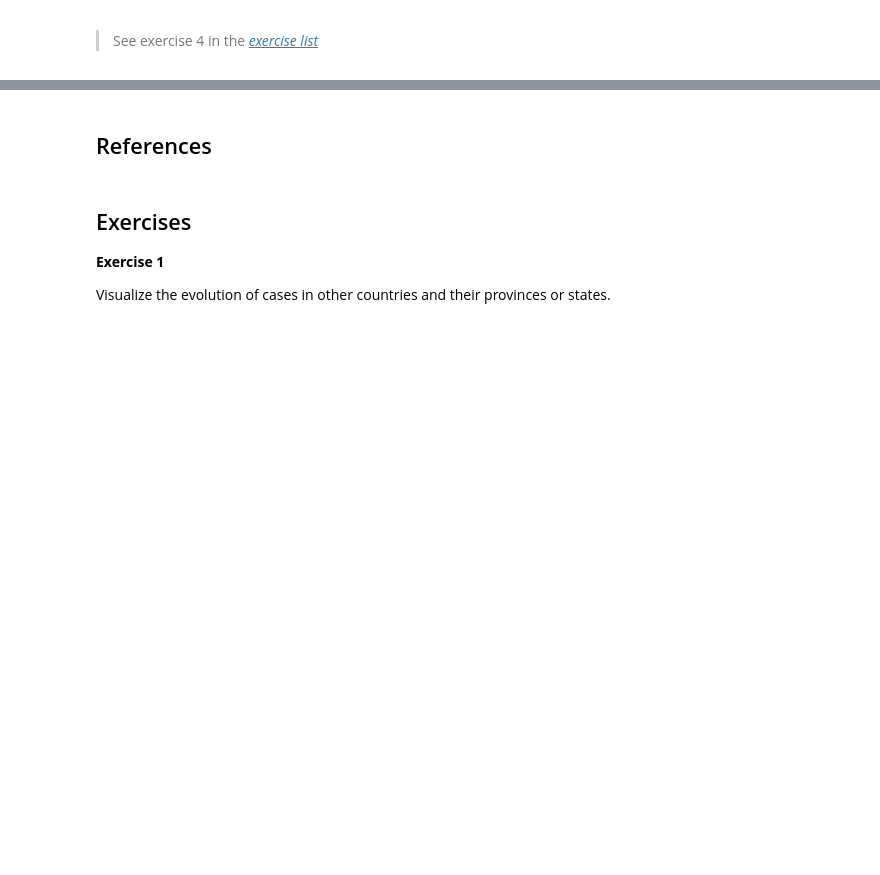
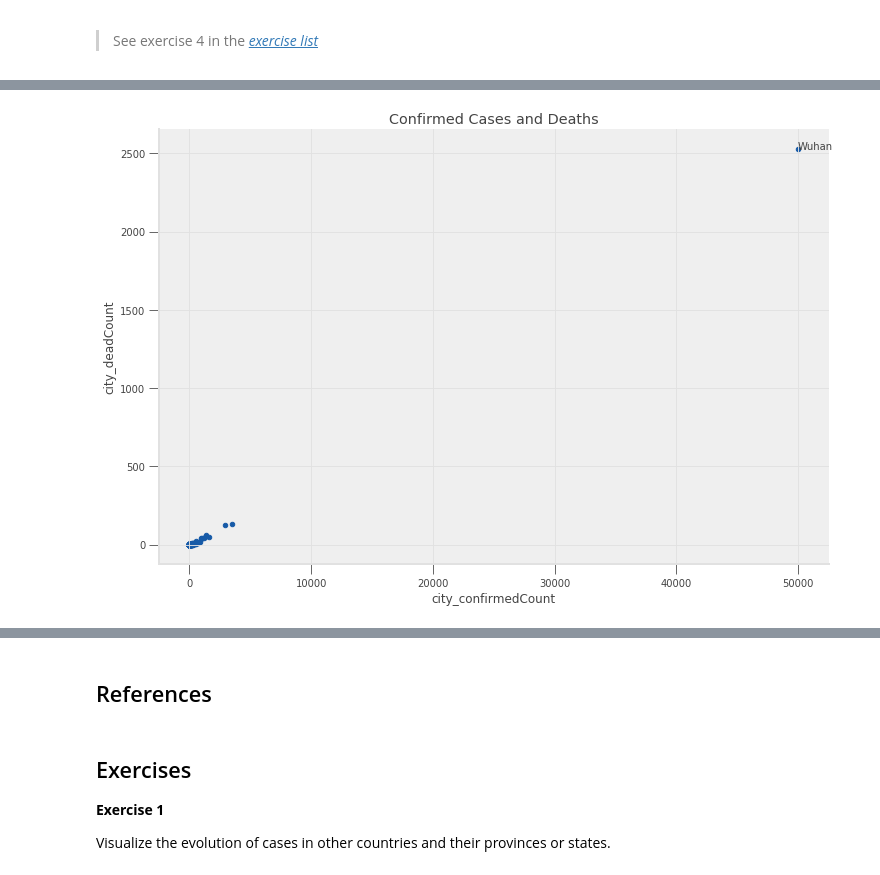
Before and after one commit to ubcecon/ECON323_2020, a Jupyter notebook: extra_notebooks/covid-trends.ipynb, the cells around one changed output, grey strips where cells are left out. Drawn from its saved outputs; the diff is of its cells as text; code cells hidden in the pictures; blank space fills up the shorter version.

```diff
--- a/extra_notebooks/covid-trends.ipynb
+++ b/extra_notebooks/covid-trends.ipynb
@@ -743,0 +752,7 @@ ax.set_xlabel("Time")
+# %%
+# Compute the overall cross-sectional mortality rate on Chinese prefecture/city level using latest data
+latest = dt_china.groupby("cityEnglishName").first()
+# latest = latest[latest["provinceEnglishName"] == "Hubei"]
+latest["mortalityrate"] = latest["city_deadCount"] / latest["city_confirmedCount"]
+# latest.query('deaths>50')
+latest["mortalityrate"].describe()
@@ -743,0 +769,8 @@ ax.set_xlabel("Time")
+# %%
+fig, ax = plt.subplots(figsize=(12, 8))
+latest.plot(x="city_confirmedCount", y="city_deadCount", kind="scatter", title="Confirmed Cases and Deaths", ax=ax)
+
+for r in latest.query("city_deadCount>=200").itertuples():
+    ax.annotate(r.Index, (r.city_confirmedCount, r.city_deadCount))
+# %% [output]
+[figure, added]
```
Also changed, not shown: parts of 14 cells of this notebook.
